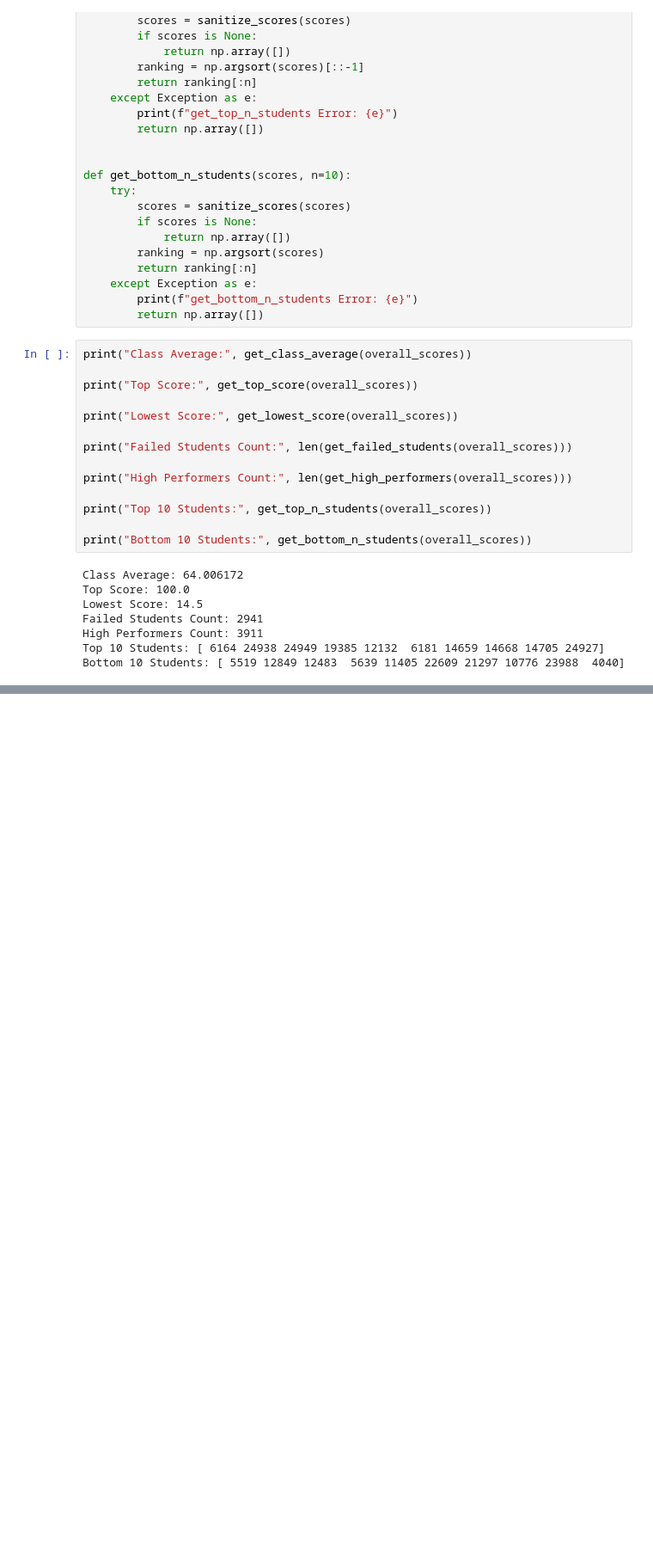
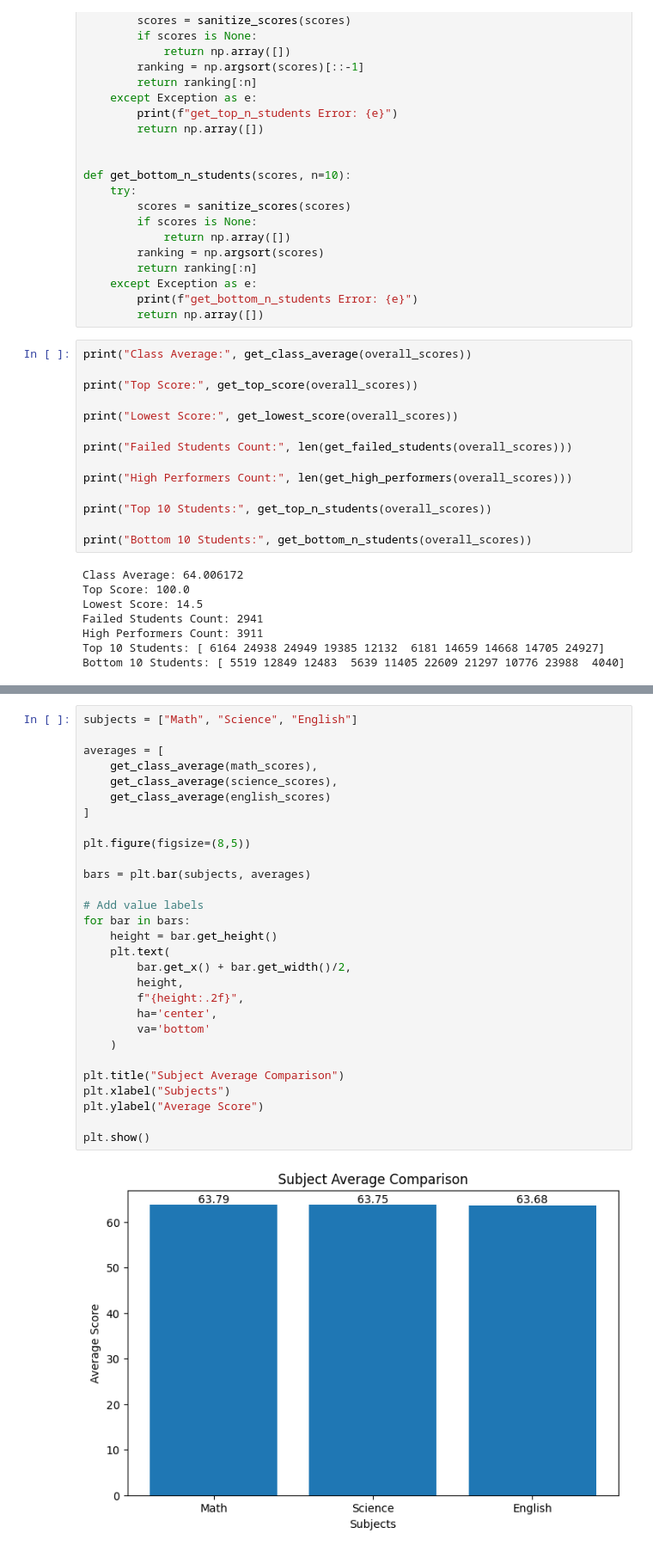
Before and after one commit to Namratapandey2327/Student_Performance_Analytics_Engine-SPAE, a Jupyter notebook: Student_Performance_Analytics_Engine_.ipynb, the cells around one changed output, grey strips where cells are left out. Shown at 86% size. Cells and saved outputs as stored; diff of their text form; blank space fills up the shorter version.

```diff
--- a/Student_Performance_Analytics_Engine_.ipynb
+++ b/Student_Performance_Analytics_Engine_.ipynb
@@ -150,0 +165,31 @@ Bottom 10 Students: [ 5519 12849 12483  5639 11405 22609 21297 10776 23988  4040
+# %%
+subjects = ["Math", "Science", "English"]
+
+averages = [
+    get_class_average(math_scores),
+    get_class_average(science_scores),
+    get_class_average(english_scores)
+]
+
+plt.figure(figsize=(8,5))
+
+bars = plt.bar(subjects, averages)
+
+# Add value labels
+for bar in bars:
+    height = bar.get_height()
+    plt.text(
+        bar.get_x() + bar.get_width()/2,
+        height,
+        f"{height:.2f}",
+        ha='center',
+        va='bottom'
+    )
+
+plt.title("Subject Average Comparison")
+plt.xlabel("Subjects")
+plt.ylabel("Average Score")
+
+plt.show()
+# %% [output]
+[figure, added]
```
Also changed, not shown: parts of 4 cells of this notebook.
